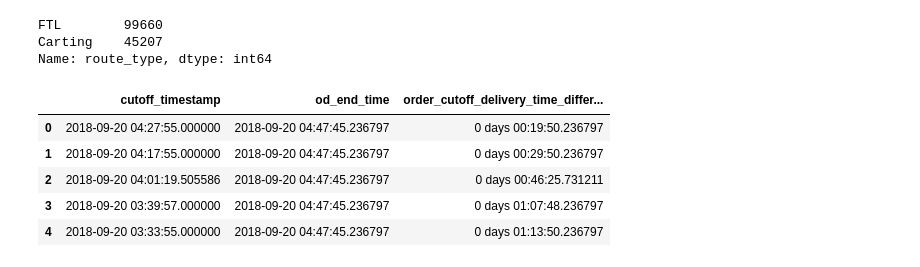
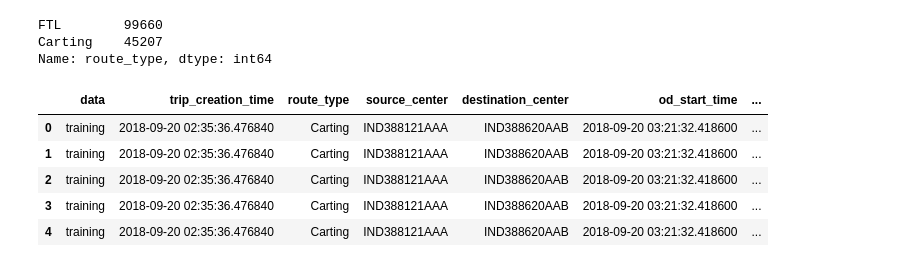
Before and after one commit to nikhilbansal23/DeliveryMarketModelling, a Jupyter notebook: Delivery_Market_Modelling.ipynb, the cells around one changed output. Drawn from its saved outputs; the diff is of its cells as text; code cells hidden in the pictures.

```diff
--- a/Delivery_Market_Modelling.ipynb
+++ b/Delivery_Market_Modelling.ipynb
@@ -101,9 +94,0 @@ res = df[df['od_end_time'] > df['cutoff_timestamp']]
-# %%
-res[['cutoff_timestamp','od_end_time','order_cutoff_delivery_time_difference']].head(5)
-# %% [output]
-|  | cutoff_timestamp | od_end_time | order_cutoff_delivery_time_differ... |
-| 0 | 2018-09-20 04:27:55.000000 | 2018-09-20 04:47:45.236797 | 0 days 00:19:50.236797 |
-| 1 | 2018-09-20 04:17:55.000000 | 2018-09-20 04:47:45.236797 | 0 days 00:29:50.236797 |
-| 2 | 2018-09-20 04:01:19.505586 | 2018-09-20 04:47:45.236797 | 0 days 00:46:25.731211 |
-| 3 | 2018-09-20 03:39:57.000000 | 2018-09-20 04:47:45.236797 | 0 days 01:07:48.236797 |
-| 4 | 2018-09-20 03:33:55.000000 | 2018-09-20 04:47:45.236797 | 0 days 01:13:50.236797 |
@@ -109,0 +107,9 @@ res[['cutoff_timestamp','od_end_time','order_cutoff_delivery_time_difference']].
+# %%
+df.head()
+# %% [output]
+|  | data | trip_creation_time | route_type | source_center | destination_center | od_start_time | ... |
+| 0 | training | 2018-09-20 02:35:36.476840 | Carting | IND388121AAA | IND388620AAB | 2018-09-20 03:21:32.418600 | ... |
+| 1 | training | 2018-09-20 02:35:36.476840 | Carting | IND388121AAA | IND388620AAB | 2018-09-20 03:21:32.418600 | ... |
+| 2 | training | 2018-09-20 02:35:36.476840 | Carting | IND388121AAA | IND388620AAB | 2018-09-20 03:21:32.418600 | ... |
+| 3 | training | 2018-09-20 02:35:36.476840 | Carting | IND388121AAA | IND388620AAB | 2018-09-20 03:21:32.418600 | ... |
+| 4 | training | 2018-09-20 02:35:36.476840 | Carting | IND388121AAA | IND388620AAB | 2018-09-20 03:21:32.418600 | ... |
```
Also changed, not shown: parts of 14 cells of this notebook.
